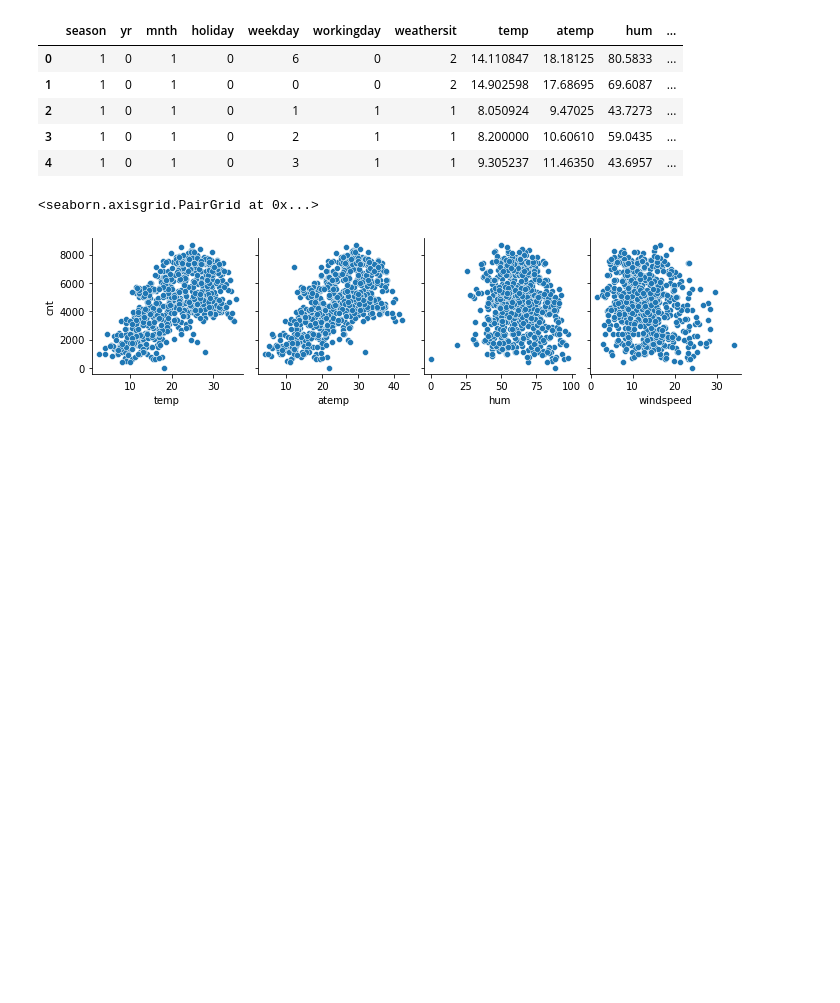
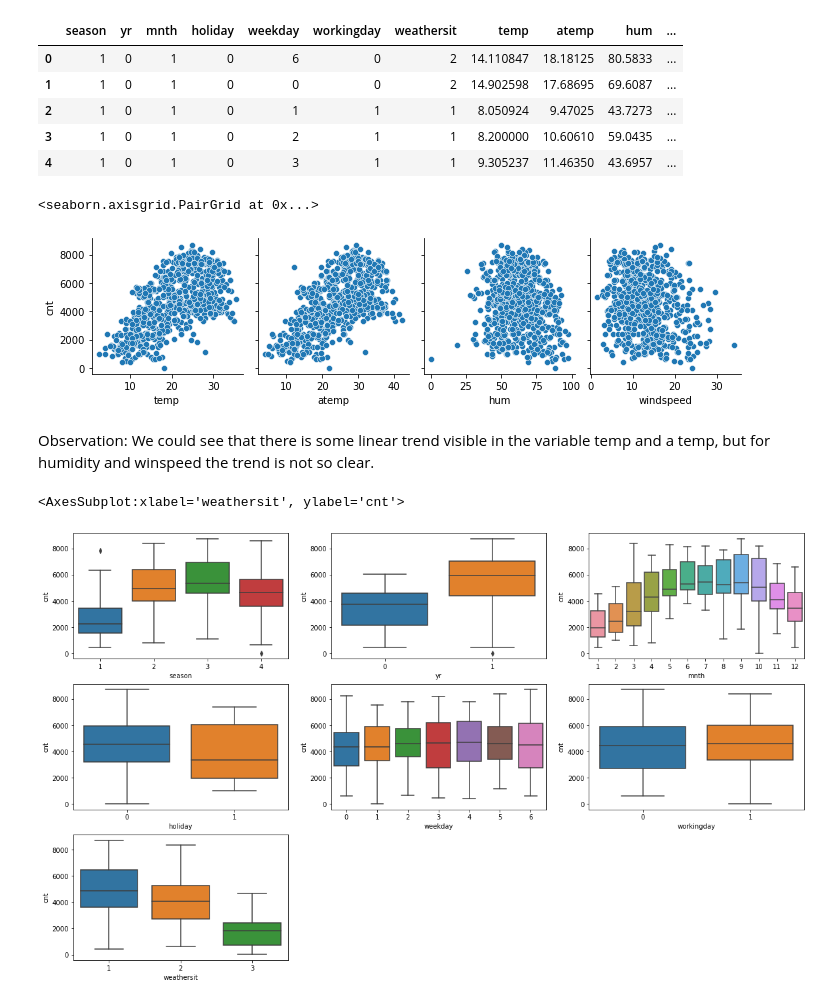
Before and after one commit to gautamjoshi1984/Bike_Sharing_MLR_Assignment, a Jupyter notebook: BikeSharing.ipynb, the cells around one changed output. Cells and saved outputs as stored; diff of their text form; code cells hidden in the pictures; blank space fills up the shorter version.

```diff
--- a/BikeSharing.ipynb
+++ b/BikeSharing.ipynb
@@ -99,3 +100,25 @@ sns.pairplot(data = bike,x_vars=['temp','atemp','hum','windspeed'],y_vars = ['cn
 # %% [output]
 <seaborn.axisgrid.PairGrid at 0x...>
 [figure]
+# %% [markdown]
+Observation: We could see that there is some linear trend visible in the variable temp and a temp, but for humidity and winspeed the trend is not so clear.
+# %%
+#Lets visualize the categorical columns also
+plt.figure(figsize = (20,12))
+plt.subplot(3,3,1)
+sns.boxplot(data = bike, x = 'season',y = 'cnt')
+plt.subplot(3,3,2)
+sns.boxplot(data = bike, x = 'yr',y = 'cnt')
+plt.subplot(3,3,3)
+sns.boxplot(data = bike, x = 'mnth',y = 'cnt')
+plt.subplot(3,3,4)
+sns.boxplot(data = bike, x = 'holiday',y = 'cnt')
+plt.subplot(3,3,5)
+sns.boxplot(data = bike, x = 'weekday',y = 'cnt')
+plt.subplot(3,3,6)
+sns.boxplot(data = bike, x = 'workingday',y = 'cnt')
+plt.subplot(3,3,7)
+sns.boxplot(data = bike, x = 'weathersit',y = 'cnt')
+# %% [output]
+<AxesSubplot:xlabel='weathersit', ylabel='cnt'>
+[figure, added]
```
Also changed, not shown: parts of 9 cells of this notebook.
